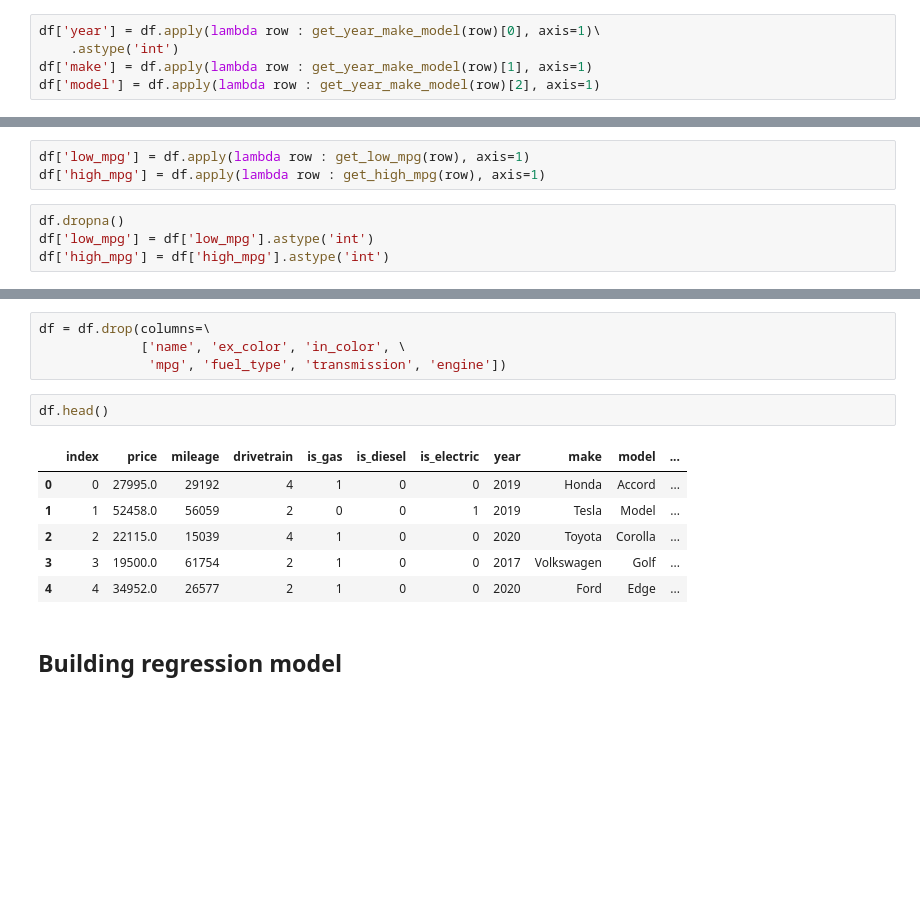
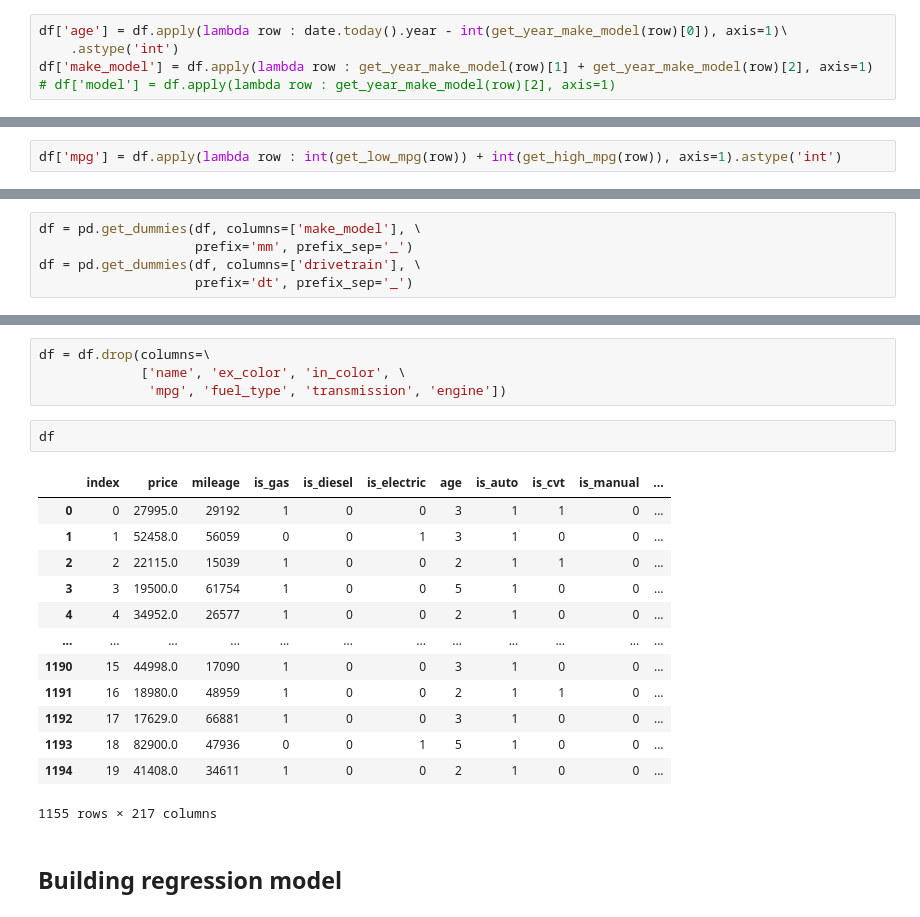
Before and after one commit to ImNotDarren/CarPricePrediction, a Jupyter notebook: car_price_prediction.ipynb, the cells around one changed output, grey strips where cells are left out. Saved outputs shown, nothing was run; the diff lists cells and outputs as text; blank space fills up the shorter version.

```diff
--- a/car_price_prediction.ipynb
+++ b/car_price_prediction.ipynb
@@ -64,10 +65,10 @@ def get_year_make_model(row):
     w = i.split()
     return w
 # %%
-df['year'] = df.apply(lambda row : get_year_make_model(row)[0], axis=1)\
+df['age'] = df.apply(lambda row : date.today().year - int(get_year_make_model(row)[0]), axis=1)\
     .astype('int')
-df['make'] = df.apply(lambda row : get_year_make_model(row)[1], axis=1)
-df['model'] = df.apply(lambda row : get_year_make_model(row)[2], axis=1)
+df['make_model'] = df.apply(lambda row : get_year_make_model(row)[1] + get_year_make_model(row)[2], axis=1)
+# df['model'] = df.apply(lambda row : get_year_make_model(row)[2], axis=1)
 # %% [markdown]
 ### MPG
 # %%
@@ -89,12 +90,7 @@ def get_high_mpg(row):
     else:
         return 0
 # %%
-df['low_mpg'] = df.apply(lambda row : get_low_mpg(row), axis=1)
-df['high_mpg'] = df.apply(lambda row : get_high_mpg(row), axis=1)
+df['mpg'] = df.apply(lambda row : int(get_low_mpg(row)) + int(get_high_mpg(row)), axis=1).astype('int')
-# %%
-df.dropna()
-df['low_mpg'] = df['low_mpg'].astype('int')
-df['high_mpg'] = df['high_mpg'].astype('int')
 # %% [markdown]
 ### Transmission
 # %%
@@ -185,3 +183,8 @@ df['drivetrain'] = df.apply(lambda row : get_drivetrain(row), axis=1)
+# %%
+df = pd.get_dummies(df, columns=['make_model'], \
+                    prefix='mm', prefix_sep='_')
+df = pd.get_dummies(df, columns=['drivetrain'], \
+                    prefix='dt', prefix_sep='_')
 # %% [markdown]
 ### Drop useless columns
 # %%
@@ -189,14 +192,21 @@ df = df.drop(columns=\
              ['name', 'ex_color', 'in_color', \
               'mpg', 'fuel_type', 'transmission', 'engine'])
 # %%
-df.head()
+df
 # %% [output]
-|  | index | price | mileage | drivetrain | is_gas | is_diesel | is_electric | year | make | model | ... |
-| 0 | 0 | 27995.0 | 29192 | 4 | 1 | 0 | 0 | 2019 | Honda | Accord | ... |
-| 1 | 1 | 52458.0 | 56059 | 2 | 0 | 0 | 1 | 2019 | Tesla | Model | ... |
-| 2 | 2 | 22115.0 | 15039 | 4 | 1 | 0 | 0 | 2020 | Toyota | Corolla | ... |
-| 3 | 3 | 19500.0 | 61754 | 2 | 1 | 0 | 0 | 2017 | Volkswagen | Golf | ... |
-| 4 | 4 | 34952.0 | 26577 | 2 | 1 | 0 | 0 | 2020 | Ford | Edge | ... |
+|  | index | price | mileage | is_gas | is_diesel | is_electric | age | is_auto | is_cvt | is_manual | ... |
+| 0 | 0 | 27995.0 | 29192 | 1 | 0 | 0 | 3 | 1 | 1 | 0 | ... |
+| 1 | 1 | 52458.0 | 56059 | 0 | 0 | 1 | 3 | 1 | 0 | 0 | ... |
+| 2 | 2 | 22115.0 | 15039 | 1 | 0 | 0 | 2 | 1 | 1 | 0 | ... |
+| 3 | 3 | 19500.0 | 61754 | 1 | 0 | 0 | 5 | 1 | 0 | 0 | ... |
+| 4 | 4 | 34952.0 | 26577 | 1 | 0 | 0 | 2 | 1 | 0 | 0 | ... |
+| ... | ... | ... | ... | ... | ... | ... | ... | ... | ... | ... | ... |
+| 1190 | 15 | 44998.0 | 17090 | 1 | 0 | 0 | 3 | 1 | 0 | 0 | ... |
+| 1191 | 16 | 18980.0 | 48959 | 1 | 0 | 0 | 2 | 1 | 1 | 0 | ... |
+| 1192 | 17 | 17629.0 | 66881 | 1 | 0 | 0 | 3 | 1 | 0 | 0 | ... |
+| 1193 | 18 | 82900.0 | 47936 | 0 | 0 | 1 | 5 | 1 | 0 | 0 | ... |
+| 1194 | 19 | 41408.0 | 34611 | 1 | 0 | 0 | 2 | 1 | 0 | 0 | ... |
+1155 rows × 217 columns
 # %% [markdown]
 ## Building regression model
 # %% [markdown]
```
Also changed, not shown: parts of 11 cells of this notebook.
